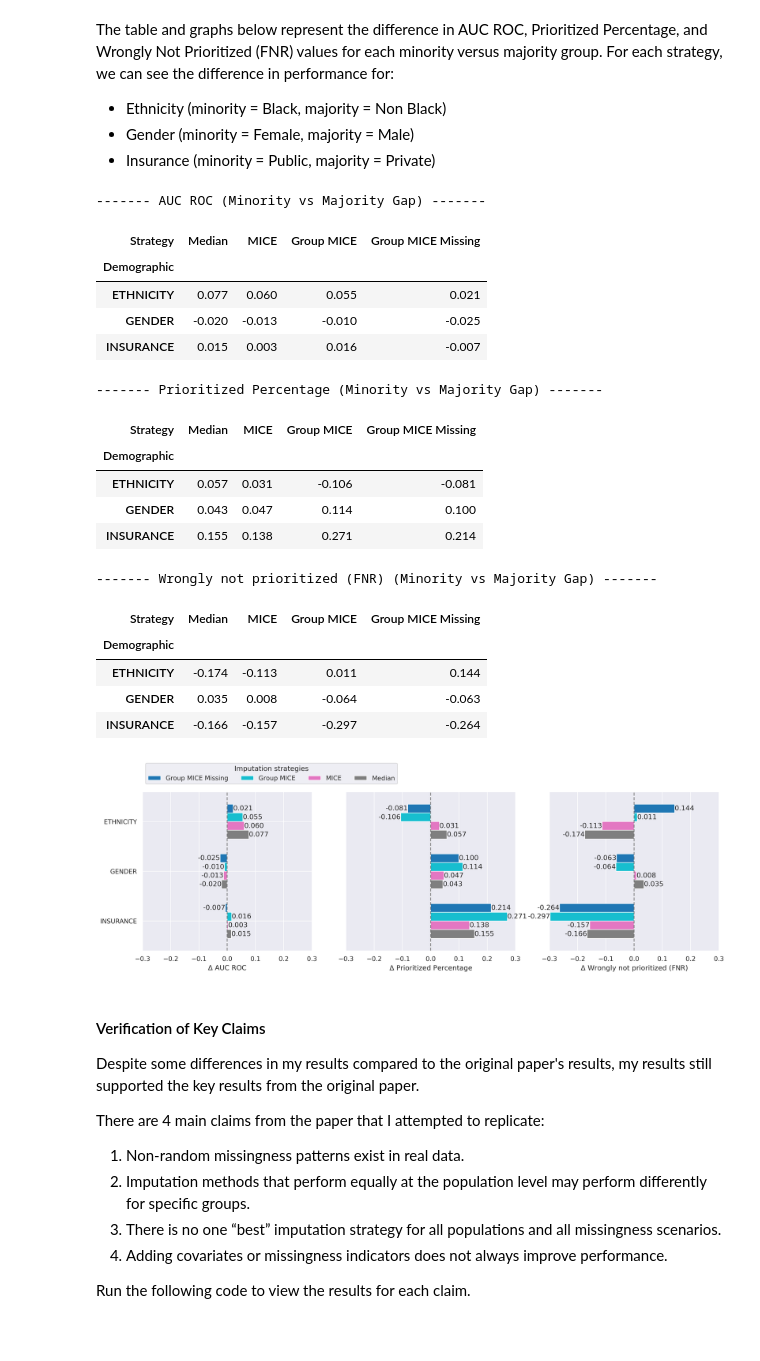
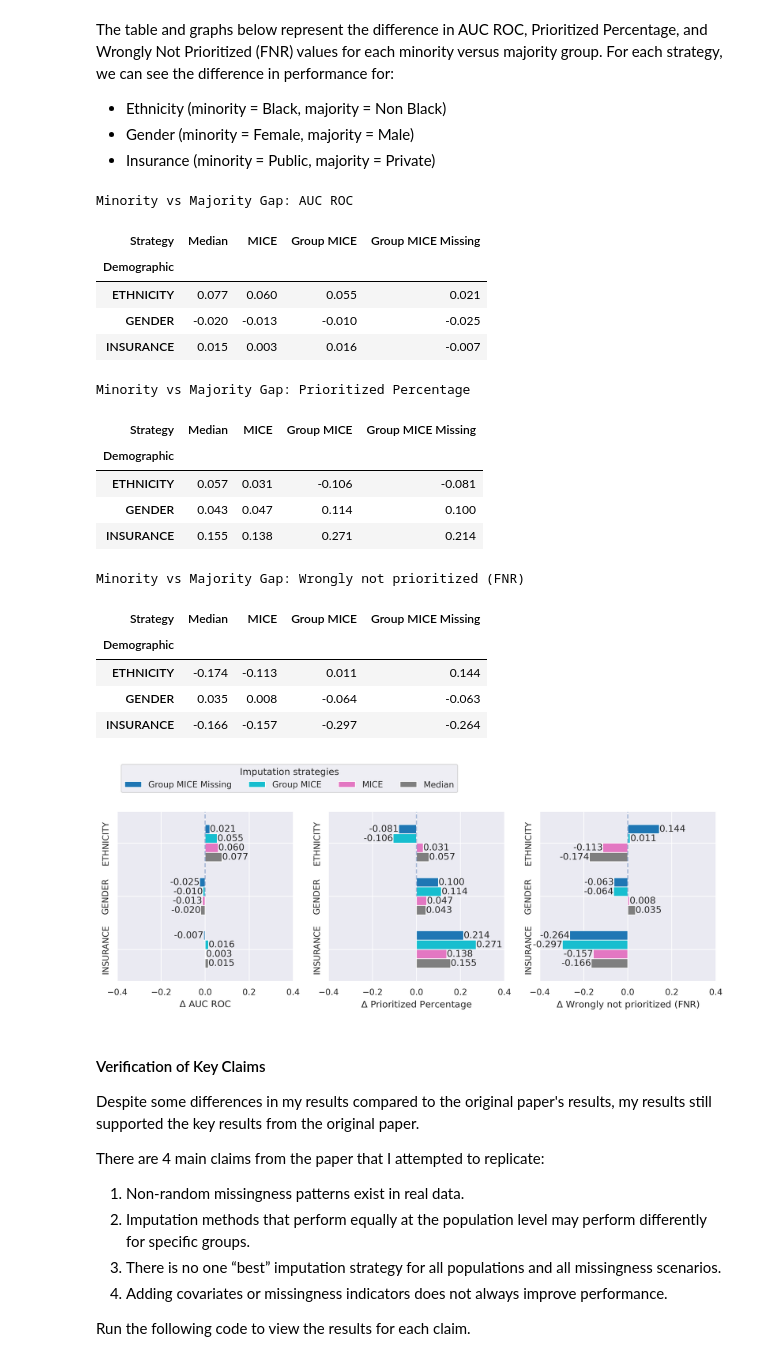
Before and after one commit to esxtang/CS598DL4HProject, a Jupyter notebook: Descriptive Notebook.ipynb, the cells around one changed output. Saved outputs shown, nothing was run; the diff lists cells and outputs as text; code cells hidden in the pictures; blank space fills up the shorter version.

```diff
--- a/Descriptive Notebook.ipynb
+++ b/Descriptive Notebook.ipynb
@@ -139,30 +175,40 @@ The table and graphs below represent the difference in AUC ROC, Prioritized Perc
 - Ethnicity (minority = Black, majority = Non Black)
 - Gender (minority = Female, majority = Male)
 - Insurance (minority = Public, majority = Private)
-# %%
-displayMinorityMajorityComparison(
-    ['AUC ROC', 'Prioritized Percentage', 'Wrongly not prioritized (FNR)'],
-    all_gap_metrics)
-# %% [output]
-------- AUC ROC (Minority vs Majority Gap) -------
-| Strategy | Median | MICE | Group MICE | Group MICE Missing |
-| Demographic |  |  |  |  |
-| ETHNICITY | 0.077 | 0.060 | 0.055 | 0.021 |
-| GENDER | -0.020 | -0.013 | -0.010 | -0.025 |
-| INSURANCE | 0.015 | 0.003 | 0.016 | -0.007 |
-------- Prioritized Percentage (Minority vs Majority Gap) -------
-| Strategy | Median | MICE | Group MICE | Group MICE Missing |
-| Demographic |  |  |  |  |
-| ETHNICITY | 0.057 | 0.031 | -0.106 | -0.081 |
-| GENDER | 0.043 | 0.047 | 0.114 | 0.100 |
-| INSURANCE | 0.155 | 0.138 | 0.271 | 0.214 |
-------- Wrongly not prioritized (FNR) (Minority vs Majority Gap) -------
-| Strategy | Median | MICE | Group MICE | Group MICE Missing |
-| Demographic |  |  |  |  |
-| ETHNICITY | -0.174 | -0.113 | 0.011 | 0.144 |
-| GENDER | 0.035 | 0.008 | -0.064 | -0.063 |
-| INSURANCE | -0.166 | -0.157 | -0.297 | -0.264 |
-[figure, removed]
+# %%
+fig, (ax1, ax2, ax3) = plt.subplots(1, 3, figsize=(14, 4))
+
+axes = [ax1, ax2, ax3]
+metric_list = ['AUC ROC', 'Prioritized Percentage', 'Wrongly not prioritized (FNR)']
+for i in range(len(axes)):
+    showLegend = True
+    if i > 0:
+        showLegend = False
+    data, _ = displayMinorityMajorityComparison(metric_list[i], all_gap_metrics, ax = axes[i], showLegend = showLegend)
+    print("Minority vs Majority Gap:", metric_list[i])
+    display(data[['Median', 'MICE', 'Group MICE', 'Group MICE Missing']])
+
+plt.show()
+# %% [output]
+Minority vs Majority Gap: AUC ROC
+| Strategy | Median | MICE | Group MICE | Group MICE Missing |
+| Demographic |  |  |  |  |
+| ETHNICITY | 0.077 | 0.060 | 0.055 | 0.021 |
+| GENDER | -0.020 | -0.013 | -0.010 | -0.025 |
+| INSURANCE | 0.015 | 0.003 | 0.016 | -0.007 |
+Minority vs Majority Gap: Prioritized Percentage
+| Strategy | Median | MICE | Group MICE | Group MICE Missing |
+| Demographic |  |  |  |  |
+| ETHNICITY | 0.057 | 0.031 | -0.106 | -0.081 |
+| GENDER | 0.043 | 0.047 | 0.114 | 0.100 |
+| INSURANCE | 0.155 | 0.138 | 0.271 | 0.214 |
+Minority vs Majority Gap: Wrongly not prioritized (FNR)
+| Strategy | Median | MICE | Group MICE | Group MICE Missing |
+| Demographic |  |  |  |  |
+| ETHNICITY | -0.174 | -0.113 | 0.011 | 0.144 |
+| GENDER | 0.035 | 0.008 | -0.064 | -0.063 |
+| INSURANCE | -0.166 | -0.157 | -0.297 | -0.264 |
+[figure, added]
 # %% [markdown]
 #### Verification of Key Claims
 Despite some differences in my results compared to the original paper's results, my results still supported the key results from the original paper.
```
Also changed, not shown: parts of 9 cells of this notebook, 1 other file.
